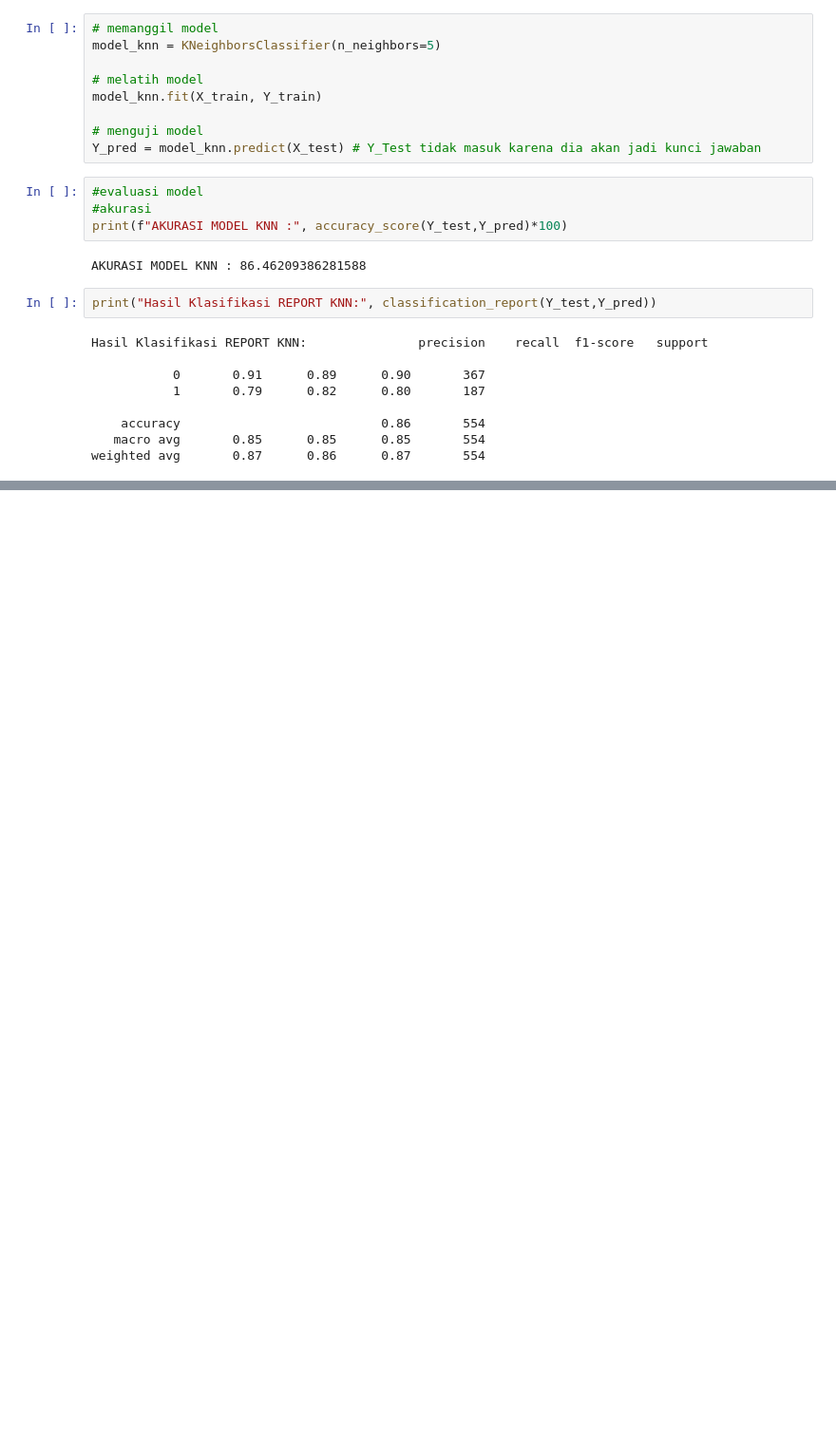
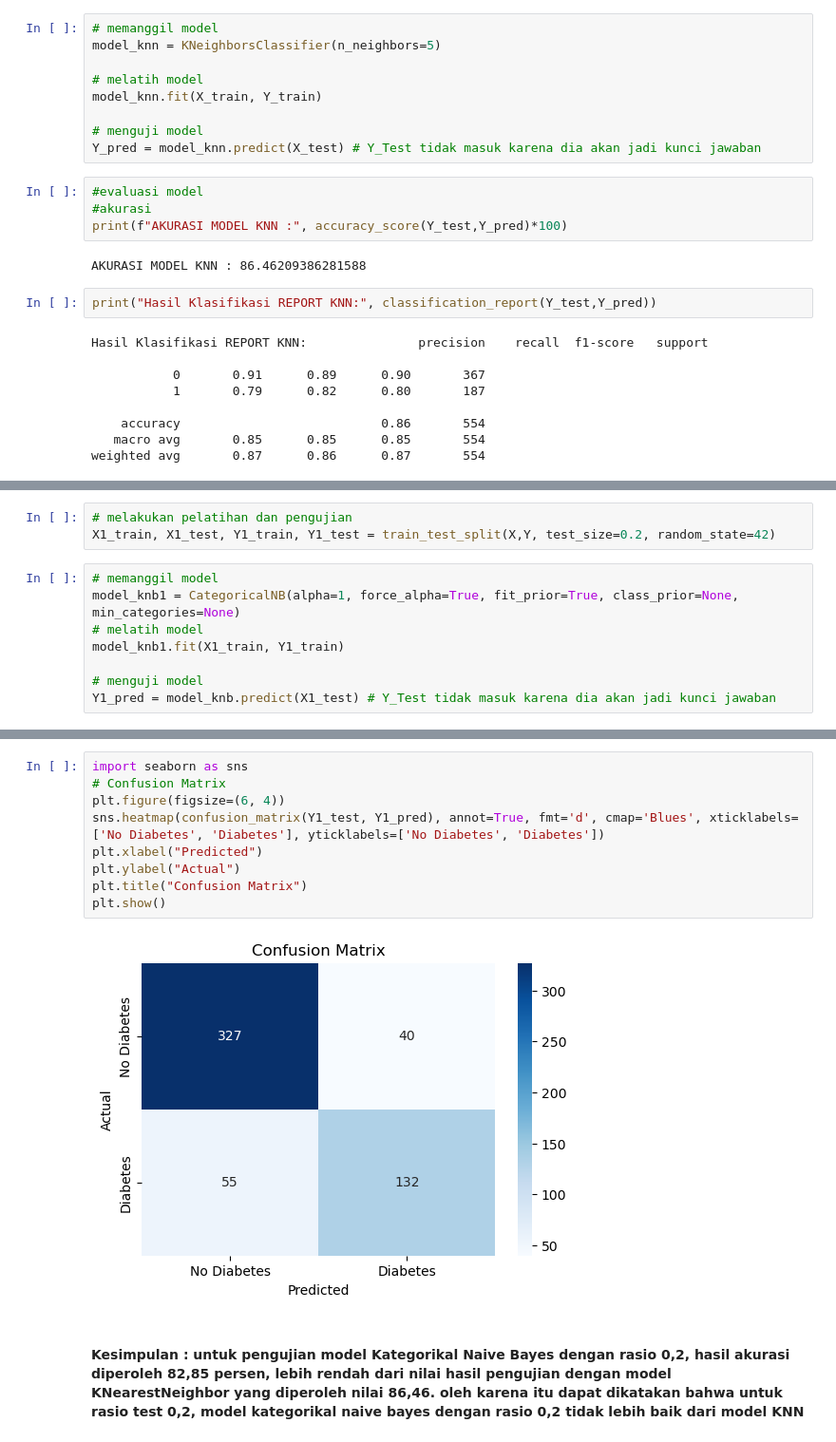
Before and after one commit to dimasfuu/DeltaIndie_dataCourse, a Jupyter notebook: Latihan 11 Februari 2025/Latihan 11 Februari 2025.ipynb, the cells around one changed output, grey strips where cells are left out. Shown at 95% size. Saved outputs shown, nothing was run; the diff lists cells and outputs as text; blank space fills up the shorter version.

```diff
--- a/Latihan 11 Februari 2025/Latihan 11 Februari 2025.ipynb
+++ b/Latihan 11 Februari 2025/Latihan 11 Februari 2025.ipynb
@@ -164,0 +178,11 @@ NameError: name 'confusion_matrix' is not defined
+# %%
+# melakukan pelatihan dan pengujian
+X1_train, X1_test, Y1_train, Y1_test = train_test_split(X,Y, test_size=0.2, random_state=42)
+# %%
+# memanggil model
+model_knb1 = CategoricalNB(alpha=1, force_alpha=True, fit_prior=True, class_prior=None, min_categories=None)
+# melatih model
+model_knb1.fit(X1_train, Y1_train)
+
+# menguji model
+Y1_pred = model_knb.predict(X1_test) # Y_Test tidak masuk karena dia akan jadi kunci jawaban
@@ -164,0 +206,13 @@ NameError: name 'confusion_matrix' is not defined
+# %%
+import seaborn as sns
+# Confusion Matrix
+plt.figure(figsize=(6, 4))
+sns.heatmap(confusion_matrix(Y1_test, Y1_pred), annot=True, fmt='d', cmap='Blues', xticklabels=['No Diabetes', 'Diabetes'], yticklabels=['No Diabetes', 'Diabetes'])
+plt.xlabel("Predicted")
+plt.ylabel("Actual")
+plt.title("Confusion Matrix")
+plt.show()
+# %% [output]
+[figure, added]
+# %% [markdown]
+#### Kesimpulan : untuk pengujian model Kategorikal Naive Bayes dengan rasio 0,2, hasil akurasi diperoleh 82,85 persen, lebih rendah dari nilai hasil pengujian dengan model KNearestNeighbor yang diperoleh nilai 86,46. oleh karena itu dapat dikatakan bahwa untuk rasio test 0,2, model kategorikal naive bayes dengan rasio 0,2 tidak lebih baik dari model KNN
```
Also changed, not shown: parts of 24 cells of this notebook, 2 other files.
